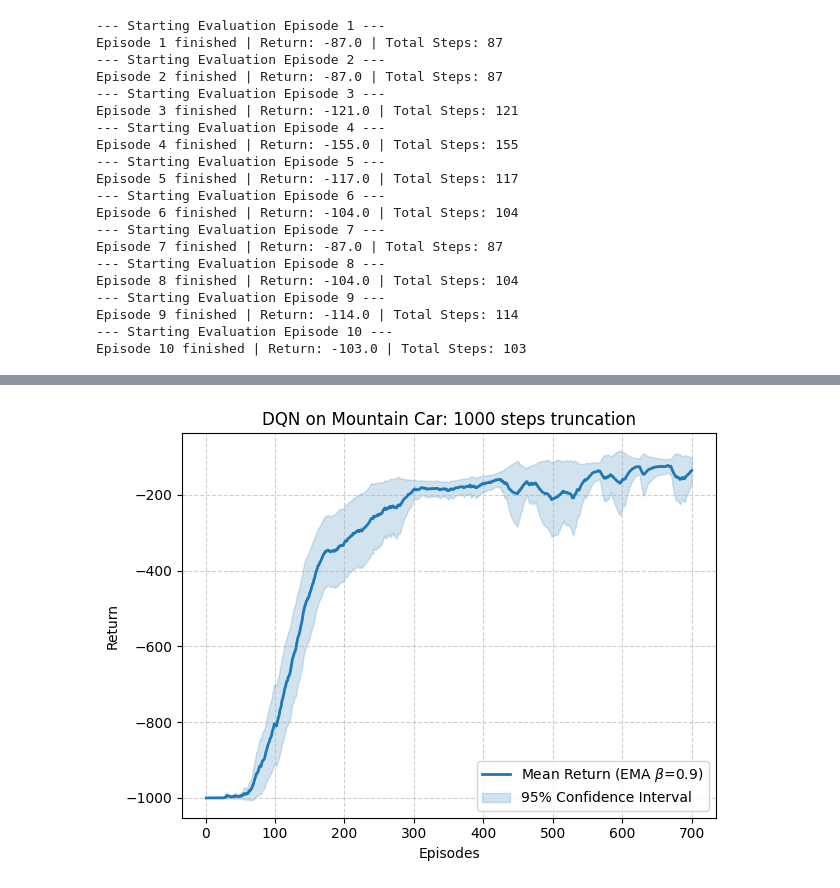
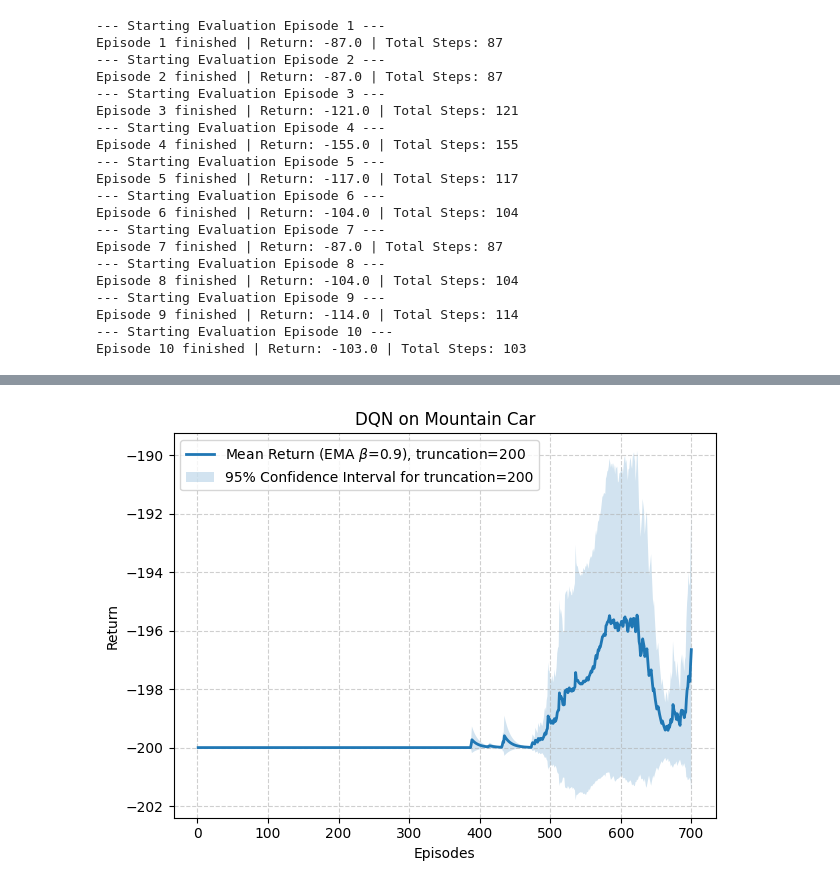
Before and after one commit to NagasaiManda/Assignment-2, a Jupyter notebook: PA2.ipynb, the cells around one changed output, grey strips where cells are left out. Drawn from its saved outputs; the diff is of its cells as text; code cells hidden in the pictures.

```diff
--- a/PA2.ipynb
+++ b/PA2.ipynb
@@ -369,25 +353,41 @@ plt.show()
 # %%
-t_crit = stats.t.ppf(0.95, df=14)
-all_returns = np.array([np.load(fr"results\1000_eps\reurns_1_seed{i}.npy") for i in range(15)])[:, :700]
-mean_returns = np.mean(all_returns, axis=0)
-confidence_interval = t_crit * (np.std(all_returns, axis=0) / np.sqrt(15))
-episodes = np.arange(1, mean_returns.size + 1)
+all_returns_1000 = np.array([np.load(fr"results\1000_eps\reurns_1_seed{i}.npy") for i in range(15)])[:, :700]
+mean_returns_1000 = np.mean(all_returns_1000, axis=0)
+confidence_interval_1000 = t_crit * (np.std(all_returns_1000, axis=0) / np.sqrt(15))
+episodes = np.arange(1, mean_returns_1000.size + 1)
 
-mean_smoothed = smooth(mean_returns)
-ci_smoothed = smooth(confidence_interval)
-
-
-plt.plot(episodes, mean_smoothed, label=f'Mean Return (EMA $\\beta$=0.9)', color='tab:blue', linewidth=2)
-
-plt.fill_between(episodes, mean_smoothed - ci_smoothed, mean_smoothed + ci_smoothed, color='tab:blue', alpha=0.2, label='95% Confidence Interval')
-
-plt.xlabel('Episodes')
-plt.ylabel('Return')
-plt.title('DQN on Mountain Car: 1000 steps truncation')
-plt.legend()
-plt.grid(True, linestyle='--', alpha=0.6)
-plt.tight_layout()
-plt.savefig('dqn_mountain_car_learning_curve_1000trunc.png', dpi=300)
-plt.show()
+mean_smoothed_1000 = smooth(mean_returns_1000)
+ci_smoothed_1000 = smooth(confidence_interval_1000)
-# %% [output]
-[figure, removed]
+# %%
+t_crit = stats.t.ppf(0.95, df=14)
+all_returns_200 = np.array([np.load(fr"results\results_trun200\reurns_1_seed{i}_700eps_trun200.npy") for i in range(15)])[:, :700]
+mean_returns_200 = np.mean(all_returns_200, axis=0)
+confidence_interval_200 = t_crit * (np.std(all_returns_200, axis=0) / np.sqrt(15))
+episodes = np.arange(1, mean_returns_200.size + 1)
+
+mean_smoothed_200 = smooth(mean_returns_200)
+ci_smoothed_200 = smooth(confidence_interval_200)
+
+
+plt.plot(episodes, mean_smoothed_200, label=f'Mean Return (EMA $\\beta$=0.9), truncation=200',  linewidth=2)
+
+plt.fill_between(episodes, mean_smoothed_200 - ci_smoothed_200, mean_smoothed_200 + ci_smoothed_200,  alpha=0.2, label='95% Confidence Interval for truncation=200')
+
+# plt.plot(episodes, mean_smoothed_1000, label=f'Mean Return (EMA $\\beta$=0.9), truncation=1000', linewidth=2)
+
+# plt.fill_between(episodes, mean_smoothed_1000 - ci_smoothed_1000, mean_smoothed_1000 + ci_smoothed_1000,  alpha=0.2, label='95% Confidence Interval for truncation=1000')
+
+# plt.plot(episodes, mean_smoothed_2000, label=f'Mean Return (EMA $\\beta$=0.9), truncation=2000', linewidth=2)
+
+# plt.fill_between(episodes, mean_smoothed_2000 - ci_smoothed_2000, mean_smoothed_2000 + ci_smoothed_2000,  alpha=0.2, label='95% Confidence Interval for truncation=2000')
+
+plt.xlabel('Episodes')
+plt.ylabel('Return')
+plt.title('DQN on Mountain Car')
+plt.legend()
+plt.grid(True, linestyle='--', alpha=0.6)
+plt.tight_layout()
+plt.savefig('dqn_mountain_car_learning_curve_trunc_200.png', dpi=300)
+plt.show()
+# %% [output]
+[figure, added]
```
Also changed, not shown: parts of 2 cells of this notebook, 4 other files.
